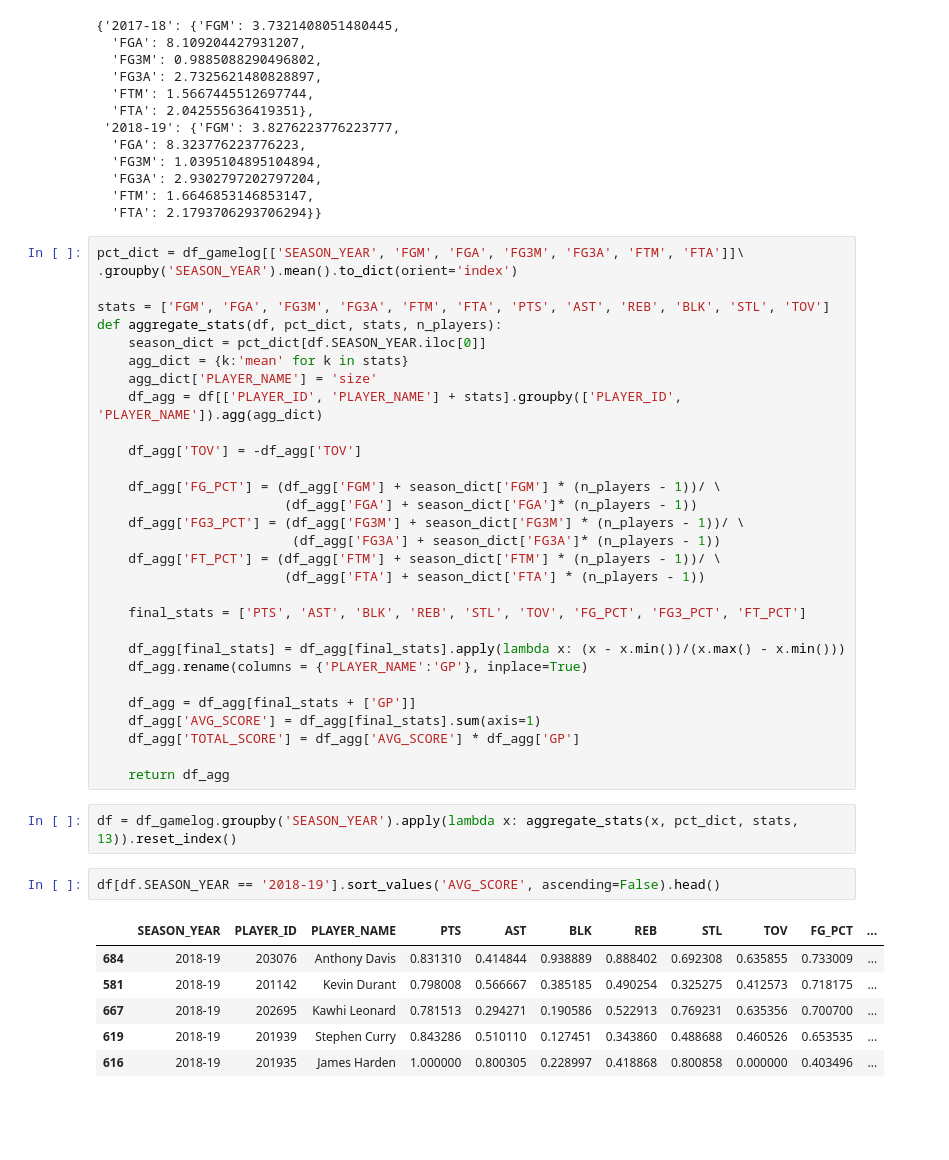
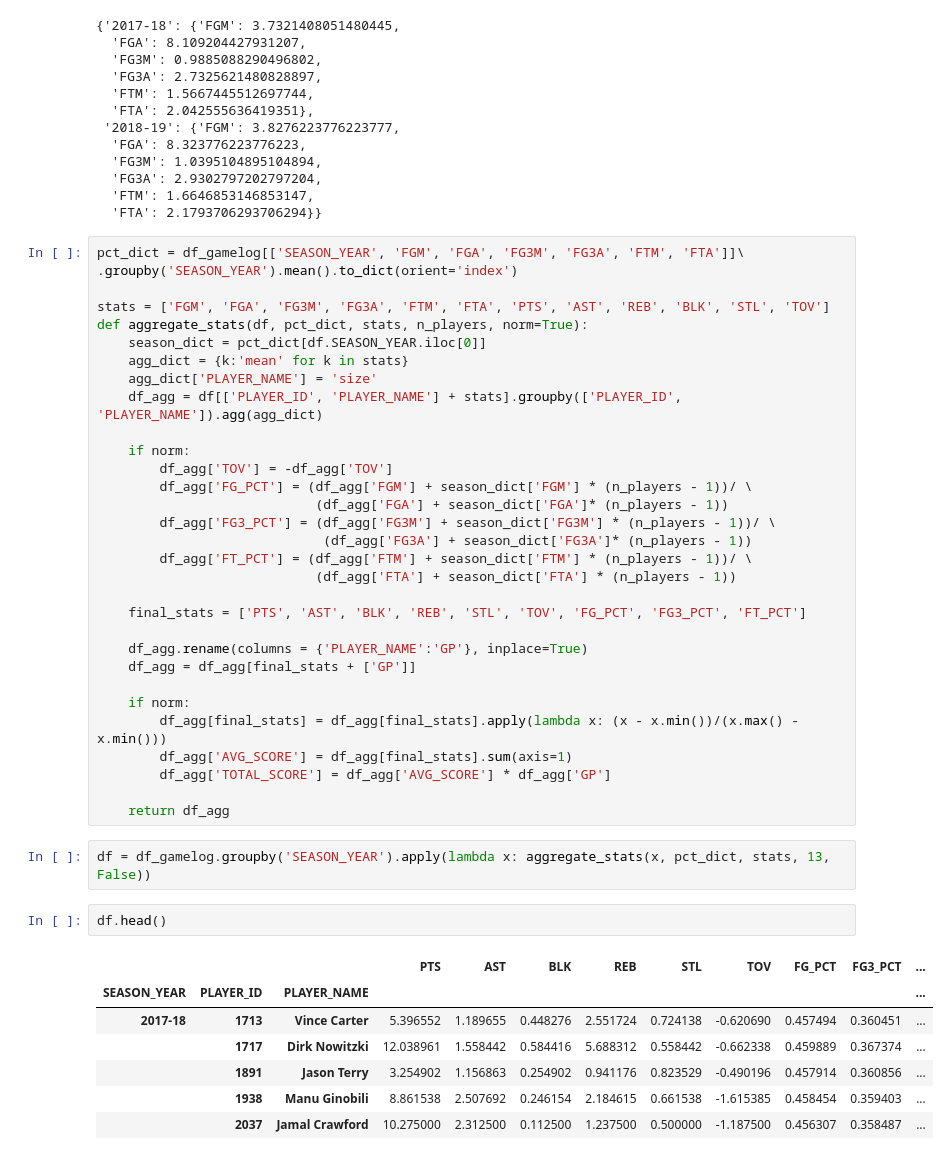
Before and after one commit to eddycurry/fantasybball, a Jupyter notebook: notebooks/test_yahoo_auth.ipynb, the cells around one changed output. Cells and saved outputs as stored; diff of their text form; blank space fills up the shorter version.

```diff
--- a/notebooks/test_yahoo_auth.ipynb
+++ b/notebooks/test_yahoo_auth.ipynb
@@ -224,39 +224,41 @@ pct_dict = df_gamelog[['SEASON_YEAR', 'FGM', 'FGA', 'FG3M', 'FG3A', 'FTM', 'FTA'
 .groupby('SEASON_YEAR').mean().to_dict(orient='index')
 
 stats = ['FGM', 'FGA', 'FG3M', 'FG3A', 'FTM', 'FTA', 'PTS', 'AST', 'REB', 'BLK', 'STL', 'TOV']
-def aggregate_stats(df, pct_dict, stats, n_players):
+def aggregate_stats(df, pct_dict, stats, n_players, norm=True):
     season_dict = pct_dict[df.SEASON_YEAR.iloc[0]]
     agg_dict = {k:'mean' for k in stats}
     agg_dict['PLAYER_NAME'] = 'size'
     df_agg = df[['PLAYER_ID', 'PLAYER_NAME'] + stats].groupby(['PLAYER_ID', 'PLAYER_NAME']).agg(agg_dict)
 
-    df_agg['TOV'] = -df_agg['TOV']
-
-    df_agg['FG_PCT'] = (df_agg['FGM'] + season_dict['FGM'] * (n_players - 1))/ \
-                        (df_agg['FGA'] + season_dict['FGA']* (n_players - 1))
-    df_agg['FG3_PCT'] = (df_agg['FG3M'] + season_dict['FG3M'] * (n_players - 1))/ \
-                         (df_agg['FG3A'] + season_dict['FG3A']* (n_players - 1))
-    df_agg['FT_PCT'] = (df_agg['FTM'] + season_dict['FTM'] * (n_players - 1))/ \
-                        (df_agg['FTA'] + season_dict['FTA'] * (n_players - 1))
+    if norm:
+        df_agg['TOV'] = -df_agg['TOV']
+        df_agg['FG_PCT'] = (df_agg['FGM'] + season_dict['FGM'] * (n_players - 1))/ \
+                            (df_agg['FGA'] + season_dict['FGA']* (n_players - 1))
+        df_agg['FG3_PCT'] = (df_agg['FG3M'] + season_dict['FG3M'] * (n_players - 1))/ \
+                             (df_agg['FG3A'] + season_dict['FG3A']* (n_players - 1))
+        df_agg['FT_PCT'] = (df_agg['FTM'] + season_dict['FTM'] * (n_players - 1))/ \
+                            (df_agg['FTA'] + season_dict['FTA'] * (n_players - 1))
 
     final_stats = ['PTS', 'AST', 'BLK', 'REB', 'STL', 'TOV', 'FG_PCT', 'FG3_PCT', 'FT_PCT']
 
-    df_agg[final_stats] = df_agg[final_stats].apply(lambda x: (x - x.min())/(x.max() - x.min()))
     df_agg.rename(columns = {'PLAYER_NAME':'GP'}, inplace=True)
+    df_agg = df_agg[final_stats + ['GP']]
 
-    df_agg = df_agg[final_stats + ['GP']]
-    df_agg['AVG_SCORE'] = df_agg[final_stats].sum(axis=1)
-    df_agg['TOTAL_SCORE'] = df_agg['AVG_SCORE'] * df_agg['GP']
+    if norm:
+        df_agg[final_stats] = df_agg[final_stats].apply(lambda x: (x - x.min())/(x.max() - x.min()))
+        df_agg['AVG_SCORE'] = df_agg[final_stats].sum(axis=1)
+        df_agg['TOTAL_SCORE'] = df_agg['AVG_SCORE'] * df_agg['GP']
 
     return df_agg
 # %%
-df = df_gamelog.groupby('SEASON_YEAR').apply(lambda x: aggregate_stats(x, pct_dict, stats, 13)).reset_index()
+df = df_gamelog.groupby('SEASON_YEAR').apply(lambda x: aggregate_stats(x, pct_dict, stats, 13, False))
-# %%
-df[df.SEASON_YEAR == '2018-19'].sort_values('AVG_SCORE', ascending=False).head()
-# %% [output]
-|  | SEASON_YEAR | PLAYER_ID | PLAYER_NAME | PTS | AST | BLK | REB | STL | TOV | FG_PCT | ... |
-| 684 | 2018-19 | 203076 | Anthony Davis | 0.831310 | 0.414844 | 0.938889 | 0.888402 | 0.692308 | 0.635855 | 0.733009 | ... |
-| 581 | 2018-19 | 201142 | Kevin Durant | 0.798008 | 0.566667 | 0.385185 | 0.490254 | 0.325275 | 0.412573 | 0.718175 | ... |
-| 667 | 2018-19 | 202695 | Kawhi Leonard | 0.781513 | 0.294271 | 0.190586 | 0.522913 | 0.769231 | 0.635356 | 0.700700 | ... |
-| 619 | 2018-19 | 201939 | Stephen Curry | 0.843286 | 0.510110 | 0.127451 | 0.343860 | 0.488688 | 0.460526 | 0.653535 | ... |
-| 616 | 2018-19 | 201935 | James Harden | 1.000000 | 0.800305 | 0.228997 | 0.418868 | 0.800858 | 0.000000 | 0.403496 | ... |
+# %%
+df.head()
+# %% [output]
+|  |  |  | PTS | AST | BLK | REB | STL | TOV | FG_PCT | FG3_PCT | ... |
+| SEASON_YEAR | PLAYER_ID | PLAYER_NAME |  |  |  |  |  |  |  |  | ... |
+| 2017-18 | 1713 | Vince Carter | 5.396552 | 1.189655 | 0.448276 | 2.551724 | 0.724138 | -0.620690 | 0.457494 | 0.360451 | ... |
+|  | 1717 | Dirk Nowitzki | 12.038961 | 1.558442 | 0.584416 | 5.688312 | 0.558442 | -0.662338 | 0.459889 | 0.367374 | ... |
+|  | 1891 | Jason Terry | 3.254902 | 1.156863 | 0.254902 | 0.941176 | 0.823529 | -0.490196 | 0.457914 | 0.360856 | ... |
+|  | 1938 | Manu Ginobili | 8.861538 | 2.507692 | 0.246154 | 2.184615 | 0.661538 | -1.615385 | 0.458454 | 0.359403 | ... |
+|  | 2037 | Jamal Crawford | 10.275000 | 2.312500 | 0.112500 | 1.237500 | 0.500000 | -1.187500 | 0.456307 | 0.358487 | ... |
```
